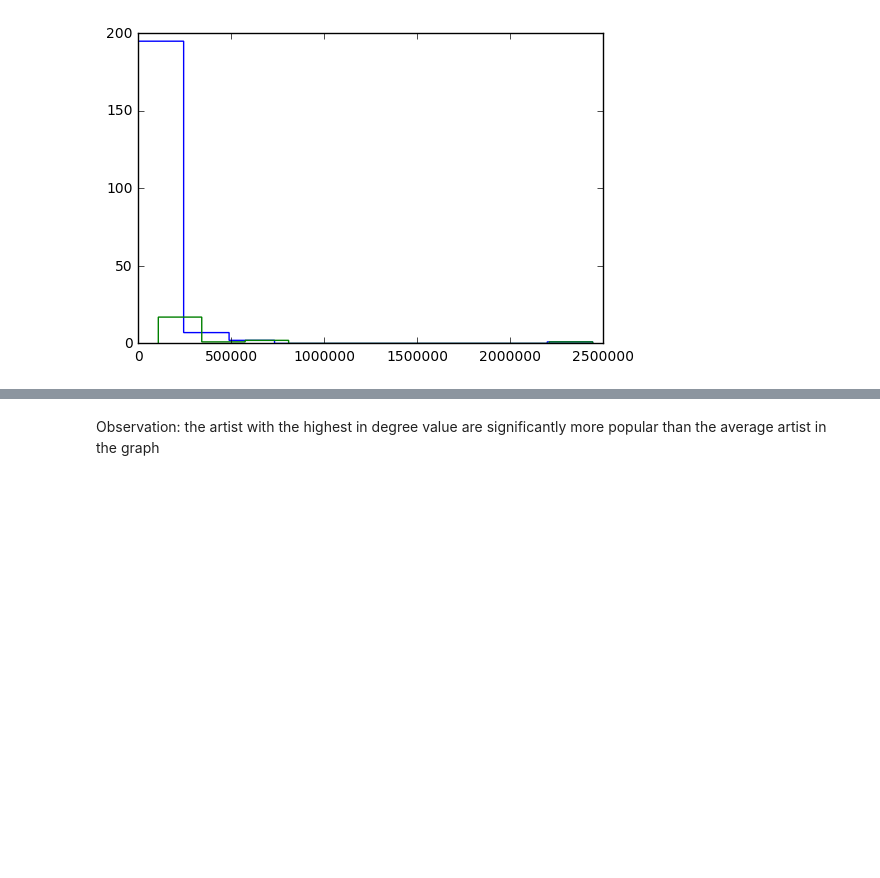
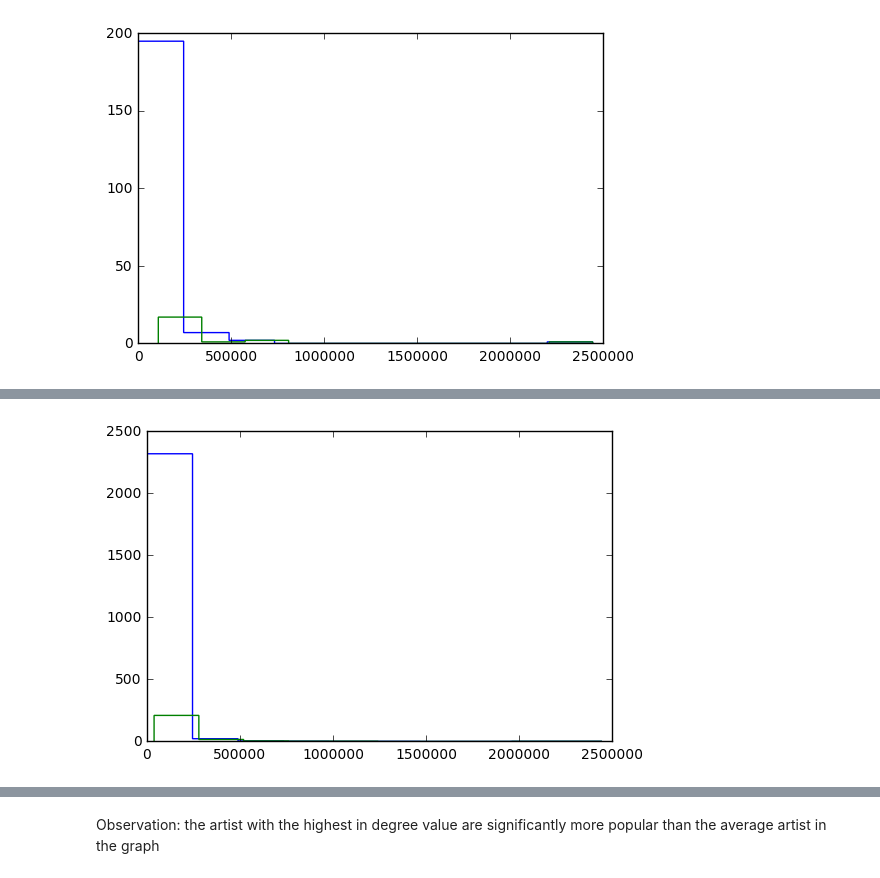
Before and after one commit to bmachlin/SpotifyArtistNetwork, a Jupyter notebook: data/ntwrks final beatles.ipynb, the cells around one changed output, grey strips where cells are left out. Cells and saved outputs as stored; diff of their text form; code cells hidden in the pictures; blank space fills up the shorter version.

```diff
--- a/data/ntwrks final beatles.ipynb
+++ b/data/ntwrks final beatles.ipynb
@@ -183,0 +191,5 @@ _ = plt.hist(b55idl[3], histtype="step")
+# %%
+_ = plt.hist(b510idl[1], histtype="step")
+_ = plt.hist(b510idl[3], histtype="step")
+# %% [output]
+[figure, added]
```
Also changed, not shown: parts of 23 cells of this notebook, 20 other files.
